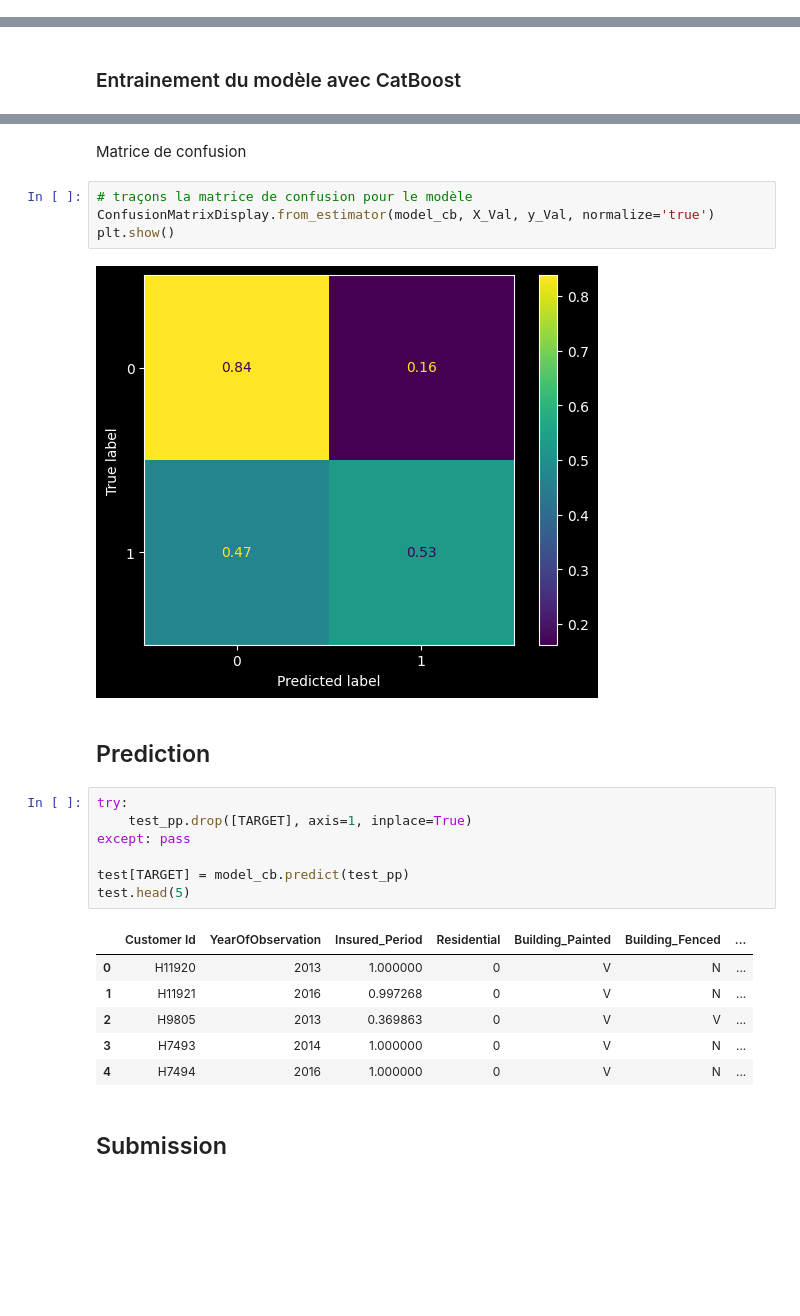
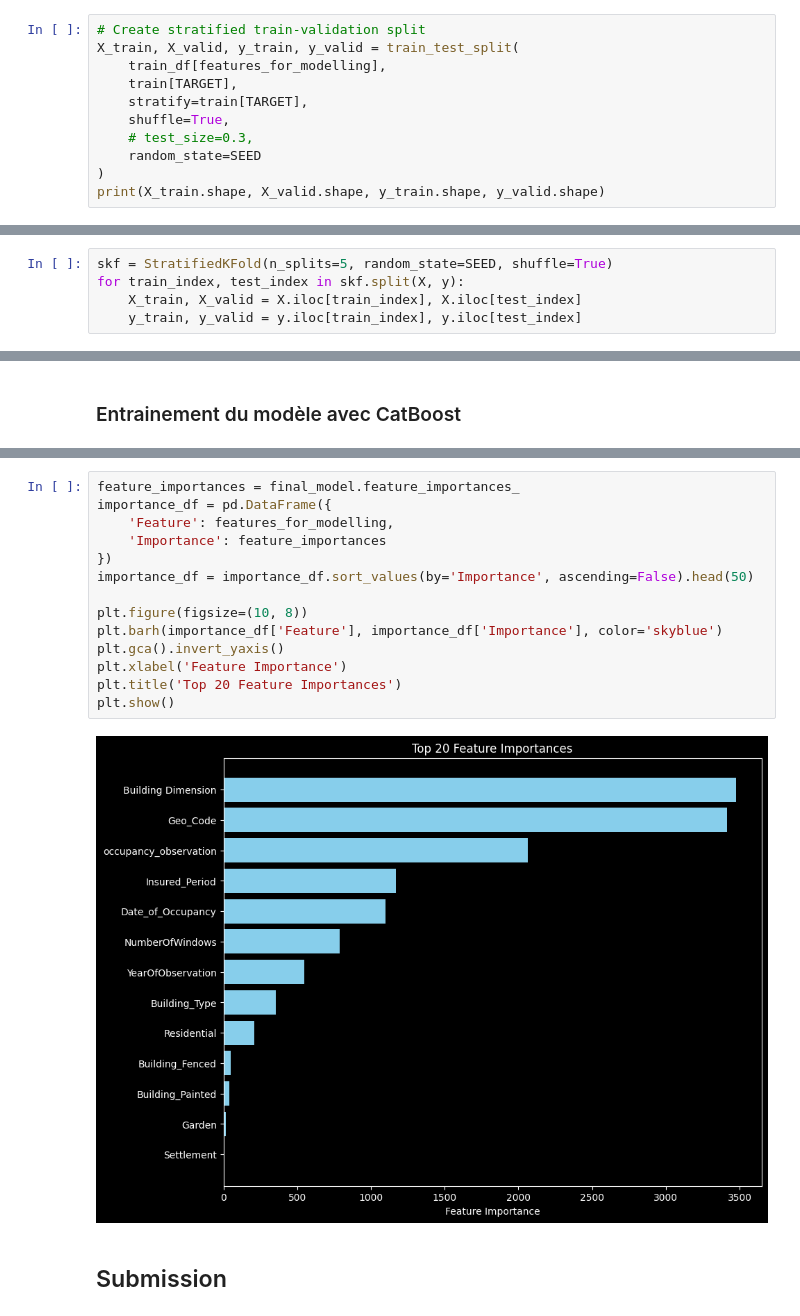
Before and after one commit to justekouassi/Insurance-Prediction-Challenge, a Jupyter notebook: insurance_prediction_boosting.ipynb, the cells around one changed output, grey strips where cells are left out. Saved outputs shown, nothing was run; the diff lists cells and outputs as text; blank space fills up the shorter version.

Commit message:
Refactor notebook: Update imports, preprocessing, and submission workflow

```diff
--- a/insurance_prediction_boosting.ipynb
+++ b/insurance_prediction_boosting.ipynb
@@ -432,0 +386,11 @@ test_pp.head(3)
+# %%
+# Create stratified train-validation split
+X_train, X_valid, y_train, y_valid = train_test_split(
+    train_df[features_for_modelling],
+    train[TARGET],
+    stratify=train[TARGET],
+    shuffle=True,
+	# test_size=0.3,
+    random_state=SEED
+)
+print(X_train.shape, X_valid.shape, y_train.shape, y_valid.shape)
@@ -433,3 +399,8 @@ test_pp.head(3)
+# %%
+skf = StratifiedKFold(n_splits=5, random_state=SEED, shuffle=True)
+for train_index, test_index in skf.split(X, y):
+    X_train, X_valid = X.iloc[train_index], X.iloc[test_index]
+    y_train, y_valid = y.iloc[train_index], y.iloc[test_index]
 # %%
 def calcul_auc(y_true, y_pred):
     fpr, tpr, thresholds = roc_curve(y_true, y_pred, pos_label=1)
@@ -514,27 +607,19 @@ print(feature_importances)
-# %% [markdown]
-Matrice de confusion
-# %%
-# traçons la matrice de confusion pour le modèle
-ConfusionMatrixDisplay.from_estimator(model_cb, X_Val, y_Val, normalize='true')
-plt.show()
-# %% [output]
-[figure, removed]
-# %% [markdown]
-## Prediction
-# %%
-try:
-	test_pp.drop([TARGET], axis=1, inplace=True)
-except: pass
-
-test[TARGET] = model_cb.predict(test_pp)
-test.head(5)
-# %% [output]
-|  | Customer Id | YearOfObservation | Insured_Period | Residential | Building_Painted | Building_Fenced | ... |
-| 0 | H11920 | 2013 | 1.000000 | 0 | V | N | ... |
-| 1 | H11921 | 2016 | 0.997268 | 0 | V | N | ... |
-| 2 | H9805 | 2013 | 0.369863 | 0 | V | V | ... |
-| 3 | H7493 | 2014 | 1.000000 | 0 | V | N | ... |
-| 4 | H7494 | 2016 | 1.000000 | 0 | V | N | ... |
+# %%
+feature_importances = final_model.feature_importances_
+importance_df = pd.DataFrame({
+    'Feature': features_for_modelling,
+    'Importance': feature_importances
+})
+importance_df = importance_df.sort_values(by='Importance', ascending=False).head(50)
+
+plt.figure(figsize=(10, 8))
+plt.barh(importance_df['Feature'], importance_df['Importance'], color='skyblue')
+plt.gca().invert_yaxis()
+plt.xlabel('Feature Importance')
+plt.title('Top 20 Feature Importances')
+plt.show()
+# %% [output]
+[figure, added]
 # %% [markdown]
 ## Submission
 # %% [markdown]
```
Also changed, not shown: parts of 35 cells of this notebook.
